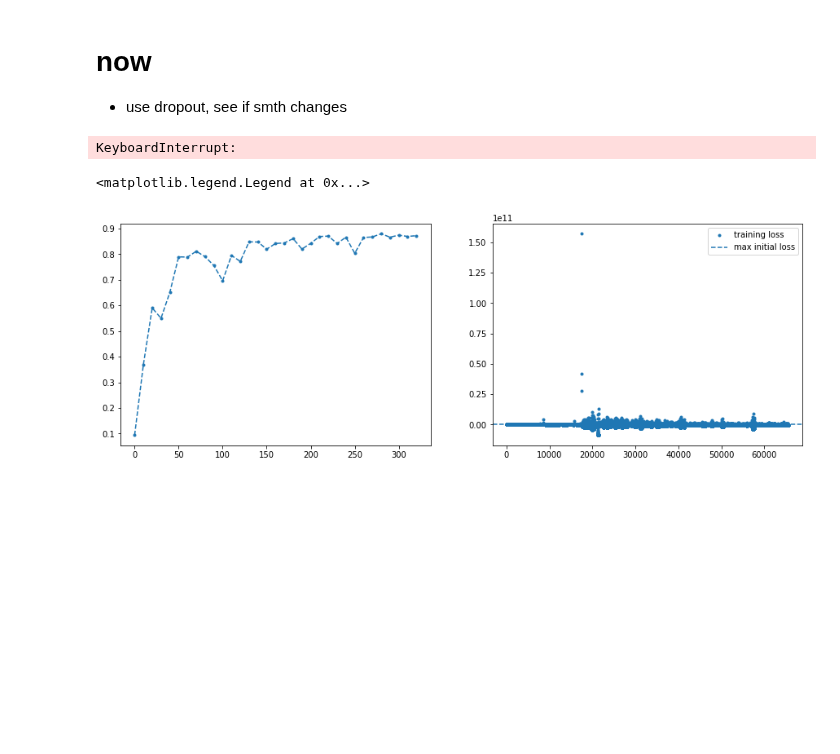
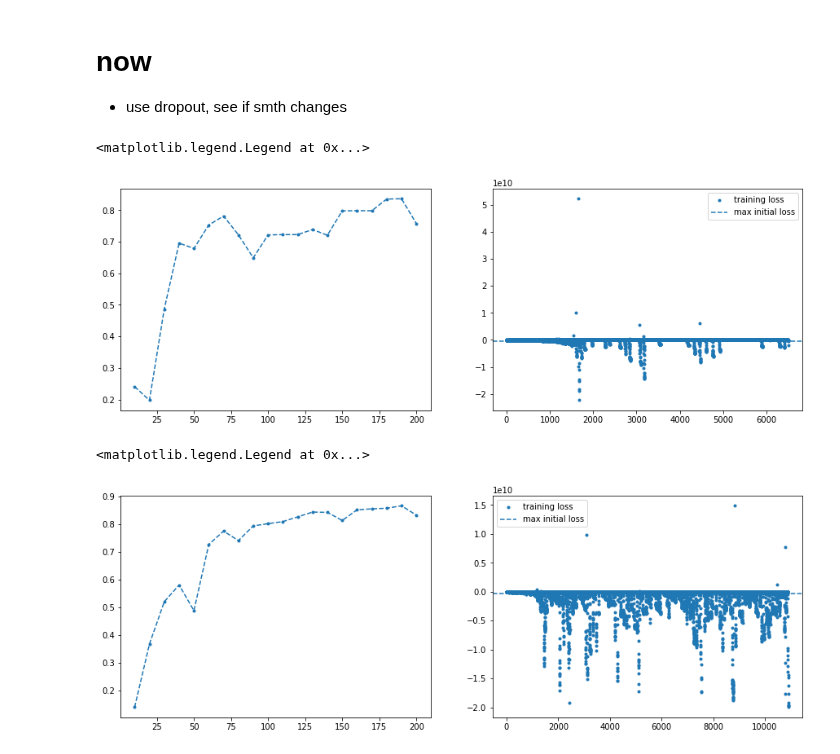
Before and after one commit to ratschlab/projects-2020-Neural-SVGD, a Jupyter notebook: notebooks/bayesian-neural-network/Neural_SVGD.ipynb, the cells around one changed output. Drawn from its saved outputs; the diff is of its cells as text; code cells hidden in the pictures; blank space fills up the shorter version.

```diff
--- a/notebooks/bayesian-neural-network/Neural_SVGD.ipynb
+++ b/notebooks/bayesian-neural-network/Neural_SVGD.ipynb
@@ -207,15 +214,15 @@ split_particles[1].shape
 # %%
 # num_steps = EPOCHS * data_size // BATCH_SIZE // 5
-# FIXED_KEY = random.PRNGKEY(100)
-num_steps = 400
+FIXED_KEY = random.PRNGKey(100)
+num_steps = 200
 sgld_aux = {}
-for step_counter in tqdm(range(num_steps)):
+for _ in tqdm(range(num_steps)):
+    step_counter += 1
     key, subkey = random.split(key)
     train_batch = first_batch if step_counter == 0 else next(mnist.training_batches)
-    split_particles = particles.next_batch(subkey, n_train_particles=100)
-    split_dlogp = [minibatch_vdlogp(x, train_batch)
-                   for x in split_particles]
-
+    split_particles = particles.next_batch(subkey, n_train_particles=75)
+#     split_particles = particles.next_batch(FIXED_KEY, n_train_particles=100)
+    split_logp, split_dlogp = split_vdlogp(split_particles, train_batch)
     step(split_particles, split_dlogp)
 
 #     # SGLD step
@@ -227,16 +234,17 @@ for step_counter in tqdm(range(num_steps)):
 
     if step_counter % 10 == 0:
         metrics.append_to_log(particles.rundata,
-                              compute_eval(step_counter, particles.particles))
+                              compute_eval(step_counter,
+                                           split_particles[0],
+                                           split_logp[0]))
+
 # neural_grad.done()
 # particles.done()
-# %% [output]
-KeyboardInterrupt:
 # %%
 fig, axs = plt.subplots(1, 2, figsize=[15, 5])
 
 ax = axs[0]
-ax.plot(*zip(*particles.rundata['accuracy']), "--.")
+ax.plot(*zip(*particles.rundata['accuracy']), "--.", label="accuracy")
 
 ax = axs[1]
 ax.plot(neural_grad.rundata['training_loss'], ".", label="training loss")
@@ -245,4 +253,18 @@ ax.axhline(y=min_loss, label="max initial loss", linestyle="--")
 ax.legend()
 # %% [output]
 <matplotlib.legend.Legend at 0x...>
-[figure, old version]
+[figure, new version]
+# %%
+fig, axs = plt.subplots(1, 2, figsize=[15, 5])
+
+ax = axs[0]
+ax.plot(*zip(*particles.rundata['accuracy']), "--.", label="accuracy")
+
+ax = axs[1]
+ax.plot(neural_grad.rundata['training_loss'], ".", label="training loss")
+# ax.plot(neural_grad.rundata['validation_loss'], ".", label="validation loss")
+ax.axhline(y=min_loss, label="max initial loss", linestyle="--")
+ax.legend()
+# %% [output]
+<matplotlib.legend.Legend at 0x...>
+[figure, added]
```
Also changed, not shown: parts of 38 cells of this notebook, 2 other files.
